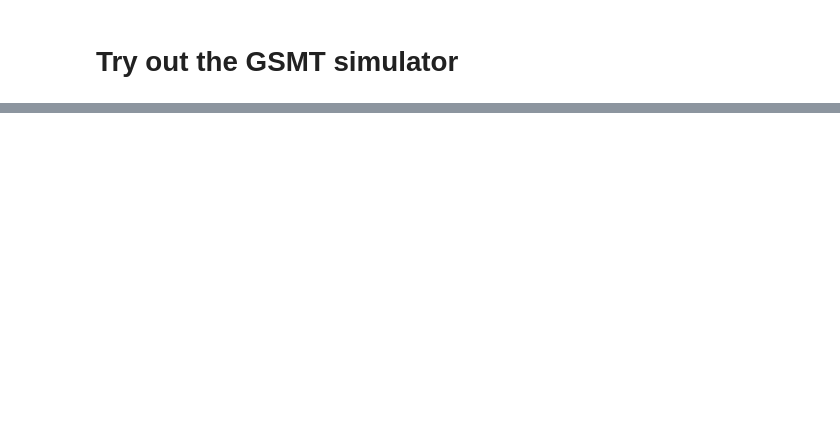
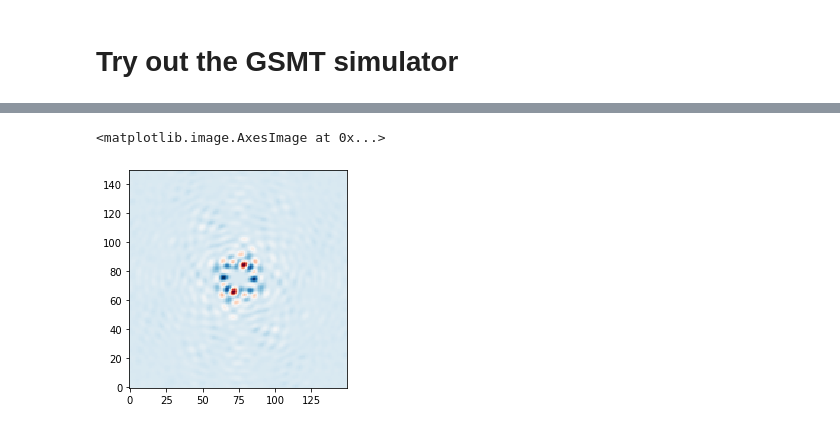
Before and after one commit to Jashcraf/polarization-gsmts-II, a Jupyter notebook: coro_sim.ipynb, the cells around one changed output, grey strips where cells are left out. Drawn from its saved outputs; the diff is of its cells as text; code cells hidden in the pictures; blank space fills up the shorter version.

```diff
--- a/coro_sim.ipynb
+++ b/coro_sim.ipynb
@@ -61,0 +54,7 @@ imshow_field(elt_aper)
+# %%
+def str_to_int(string):
+    a = string.encode()
+    a = int.from_bytes(a,'little')
+    return a
+
+str_to_int('mauka')
@@ -61,0 +63,18 @@ imshow_field(elt_aper)
+# %%
+randseeds = ['ohana','mahalo','aloha','makai','mauka',
+             'uamau','keeao','kaaina','ika','pono',
+             'mauna','keiki','kokua','lanai','kauai',
+             'akamai','olelo','iiwi','hee','kupuna',
+             'hoku','honu ','hula','kaolo','kane']
+
+for i,rand in enumerate(randseeds):
+    reload(gsmt)
+    from gsmt import sim_params
+    sim_params['wavelength'] = filters['I'] * 1e-6
+    sim_params['order'] = 6
+    sim_params['npix_pupil'] = 1024
+    sim_params['segment variation'] = True
+    sim_params['poke.Rayfront'] = 'rayfronts/ELT.msgpack'
+    sim_params['random seed'] = int(str_to_int(rand) / 1e5)
+
+    residual_cube[i] = sim_gsmt_jones_pupil(sim_params, elt_conf).power.shaped
@@ -61,0 +99,5 @@ imshow_field(elt_aper)
+# %%
+plt.imshow(wfout.power.shaped - residual_cube[0],cmap='RdBu_r')
+# %% [output]
+<matplotlib.image.AxesImage at 0x...>
+[figure, added]
```
Also changed, not shown: parts of 17 cells of this notebook, 1 other file.
